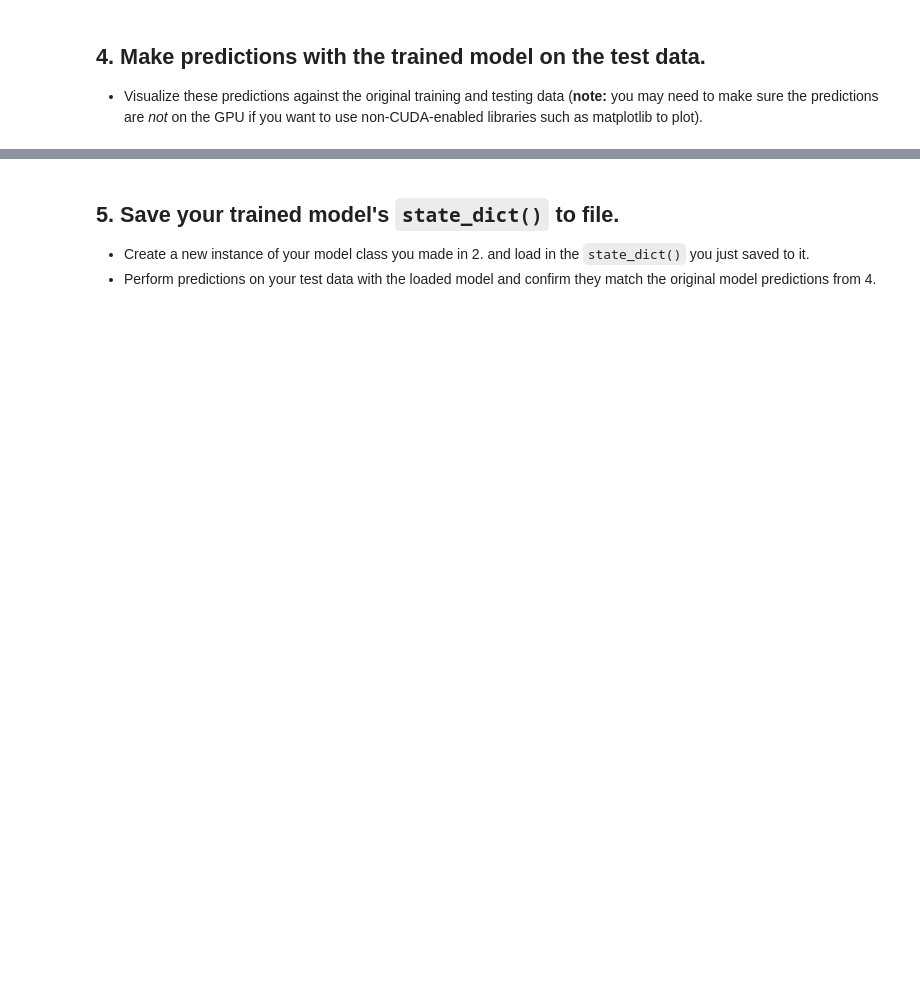
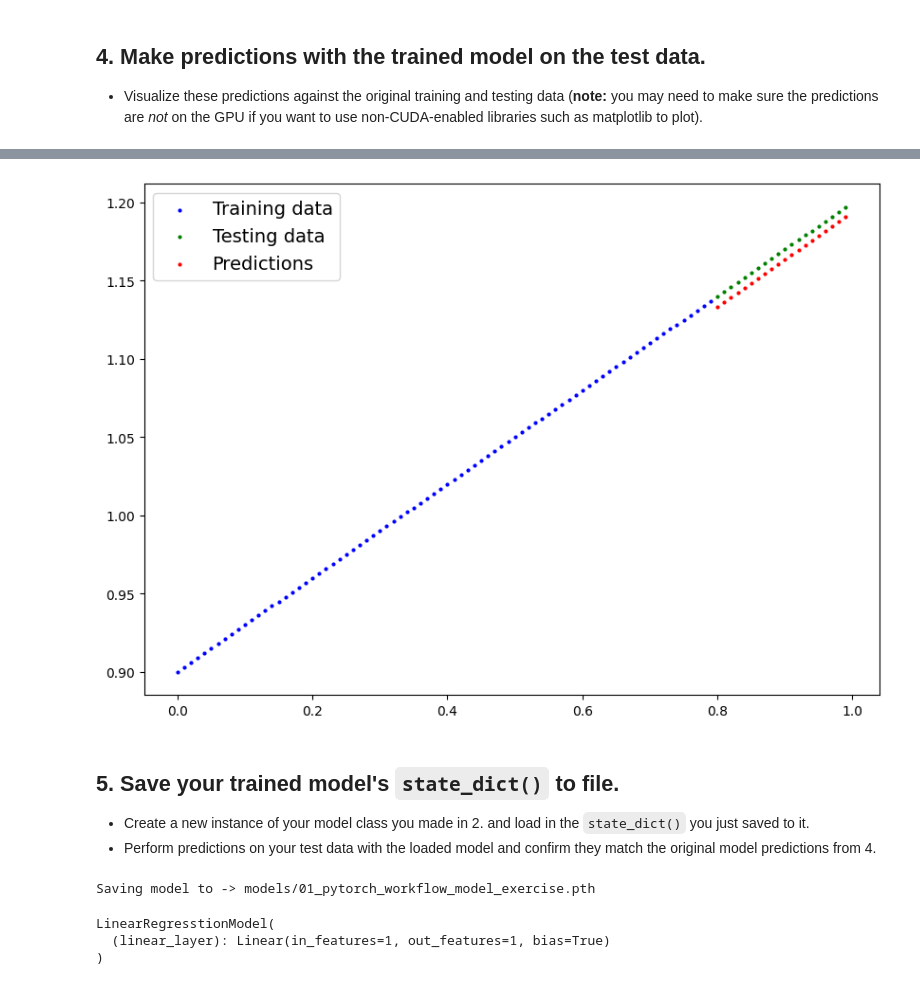
Before and after one commit to BanHun28/pytorch-deep-learning, a Jupyter notebook: extras/exercises/01_pytorch_workflow_exercises.ipynb, the cells around one changed output, grey strips where cells are left out. Drawn from its saved outputs; the diff is of its cells as text; code cells hidden in the pictures; blank space fills up the shorter version.

```diff
--- a/extras/exercises/01_pytorch_workflow_exercises.ipynb
+++ b/extras/exercises/01_pytorch_workflow_exercises.ipynb
@@ -70,2 +131,10 @@ print(f"First 10 X & y samples:\nX: {X[:10]}\ny: {y[:10]}")
 # %%
 # Instantiate the model and put it to the target device
+torch.manual_seed(42)
+model = LinearRegresstionModel()
+model, model.state_dict()
+
+next(model.parameters()).device
+
+model.to(device)
+list(model.parameters())
@@ -76,45 +150,52 @@ print(f"First 10 X & y samples:\nX: {X[:10]}\ny: {y[:10]}")
   * The training loop should test the model on the test dataset every 20 epochs.
 # %%
 # Create the loss function and optimizer
+loss_fn = nn.L1Loss()
+optimizer = torch.optim.SGD(params=model.parameters(), lr=0.01)
 # %%
 # Training loop
-
+torch.manual_seed(42)
 
 # Train model for 300 epochs
-
+epochs = 300
 
 # Send data to target device
-
+X_train = X_train.to(device)
+y_train = y_train.to(device)
+X_test = X_test.to(device)
+y_test = y_test.to(device)
 
 for epoch in range(epochs):
   ### Training
 
   # Put model in train mode
-
+  model.train()
 
   # 1. Forward pass
-
+  y_pred = model(X_train)
 
   # 2. Calculate loss
-
+  loss = loss_fn(y_pred, y_train)
 
   # 3. Zero gradients
-
+  optimizer.zero_grad()
 
   # 4. Backpropagation
-
+  loss.backward()
 
   # 5. Step the optimizer
-
+  optimizer.step()
 
   ### Perform testing every 20 epochs
   if epoch % 20 == 0:
 
     # Put model in evaluation mode and setup inference context
+      model.eval()
+      with torch.inference_mode():
 
       # 1. Forward pass
-
+        test_pred = model(X_test)
       # 2. Calculate test loss
-
+        test_loss = loss_fn(test_pred, y_test)
       # Print out what's happening
-      print(f"Epoch: {epoch} | Train loss: {loss:.3f} | Test loss: {test_loss:.3f}")
+        print(f"Epoch: {epoch} | Train loss: {loss:.3f} | Test loss: {test_loss:.3f}")
@@ -123,3 +220,8 @@ for epoch in range(epochs):
   * Visualize these predictions against the original training and testing data (**note:** you may need to make sure the predictions are *not* on the GPU if you want to use non-CUDA-enabled libraries such as matplotlib to plot).
 # %%
 # Make predictions with the model
+model.eval()
+with torch.inference_mode():
+  y_preds = model(X_test)
+
+y_preds
@@ -126,5 +249,8 @@ for epoch in range(epochs):
 # %%
 # Plot the predictions (these may need to be on a specific device)
+plot_predictions(predictions=y_preds.cpu())
+# %% [output]
+[figure, added]
 # %% [markdown]
 ## 5. Save your trained model's `state_dict()` to file.
   * Create a new instance of your model class you made in 2. and load in the `state_dict()` you just saved to it.
@@ -133,12 +259,27 @@ for epoch in range(epochs):
 from pathlib import Path
 
 # 1. Create models directory
-
+MODEL_PATH = Path("models")
+MODEL_PATH.mkdir(parents=True, exist_ok=True)
 
 # 2. Create model save path
+MODEL_NAME = "01_pytorch_workflow_model_exercise.pth"
+MODEL_SAVE_PATH = MODEL_PATH / MODEL_NAME
 
 # 3. Save the model state dict
+print(f"Saving model to -> {MODEL_SAVE_PATH}")
+torch.save(obj=model.state_dict(), f=MODEL_SAVE_PATH)
+# %% [output]
+Saving model to -> models/01_pytorch_workflow_model_exercise.pth
 # %%
 # Create new instance of model and load saved state dict (make sure to put it on the target device)
+loaded_model = LinearRegresstionModel()
+loaded_model.load_state_dict(torch.load(MODEL_SAVE_PATH))
+
+loaded_model.to(device)
+# %% [output]
+LinearRegresstionModel(
+  (linear_layer): Linear(in_features=1, out_features=1, bias=True)
+)
 # %%
 # Make predictions with loaded model and compare them to the previous
```
Also changed, not shown: parts of 11 cells of this notebook.
